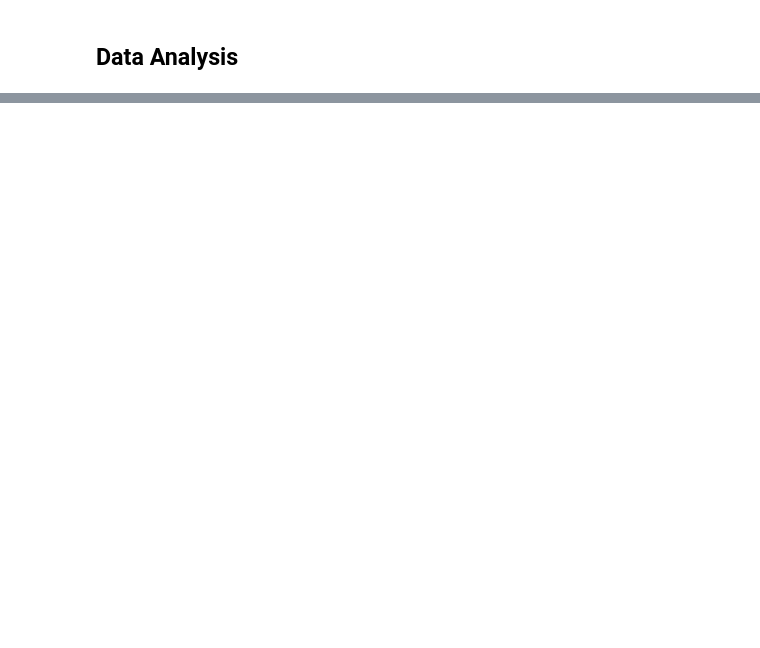
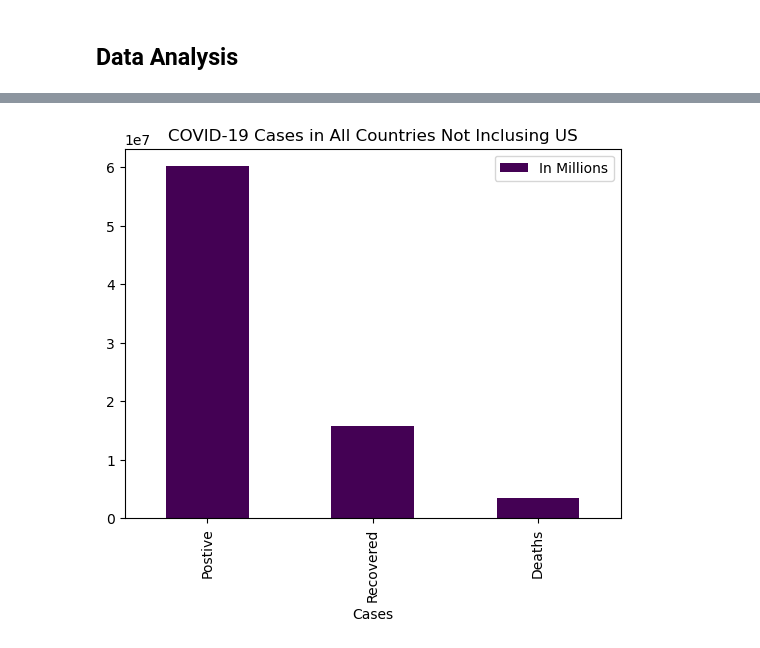
Before and after one commit to lgamarra/COVID-19-Cases, a Jupyter notebook: covid19.ipynb, the cells around one changed output, grey strips where cells are left out. Saved outputs shown, nothing was run; the diff lists cells and outputs as text; code cells hidden in the pictures; blank space fills up the shorter version.

```diff
--- a/covid19.ipynb
+++ b/covid19.ipynb
@@ -209,0 +210,7 @@ pd.concat([us_counts, us_percents], axis=1, keys=['US','Percentage'])
+# %%
+Other = {'Cases' : ['Postive', 'Recovered', 'Deaths'],
+    'In Millions' : [60157398, 15719652, 3522861]}
+data = pd.DataFrame(Other)
+data.plot(kind='bar', x='Cases', title = 'COVID-19 Cases in All Countries Not Inclusing US', colormap = 'viridis');
+# %% [output]
+[figure, added]
```
Also changed, not shown: parts of 40 cells of this notebook.
